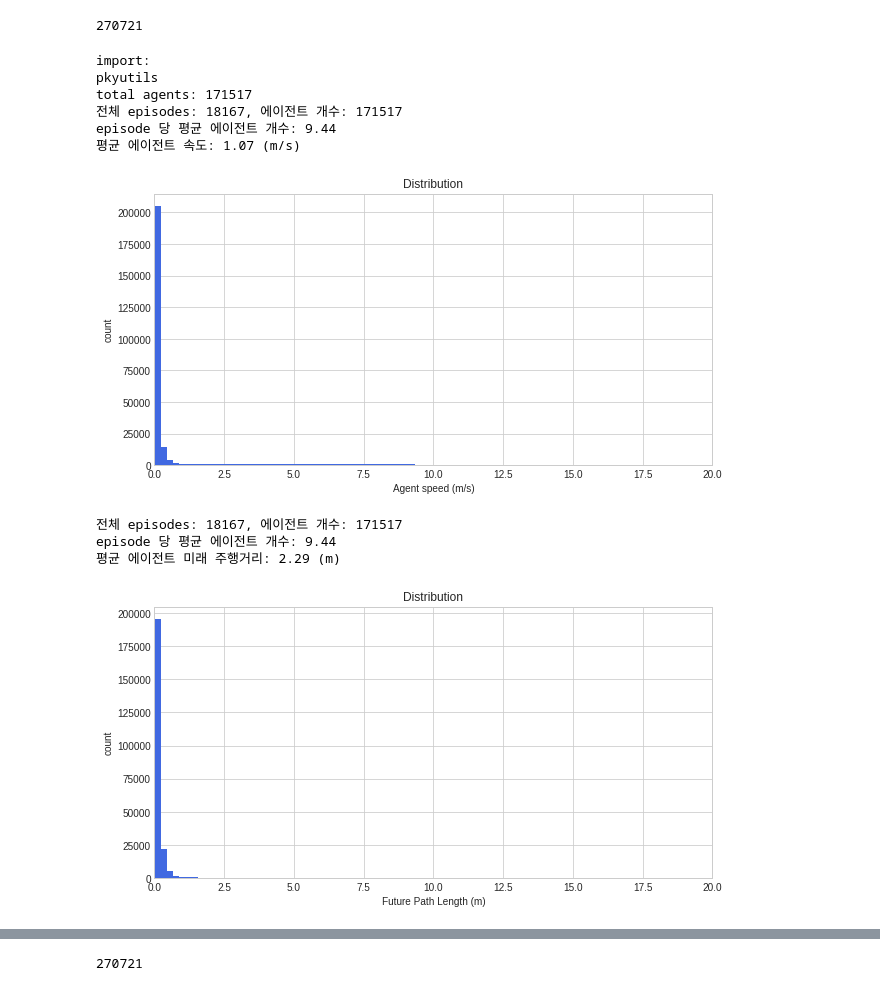
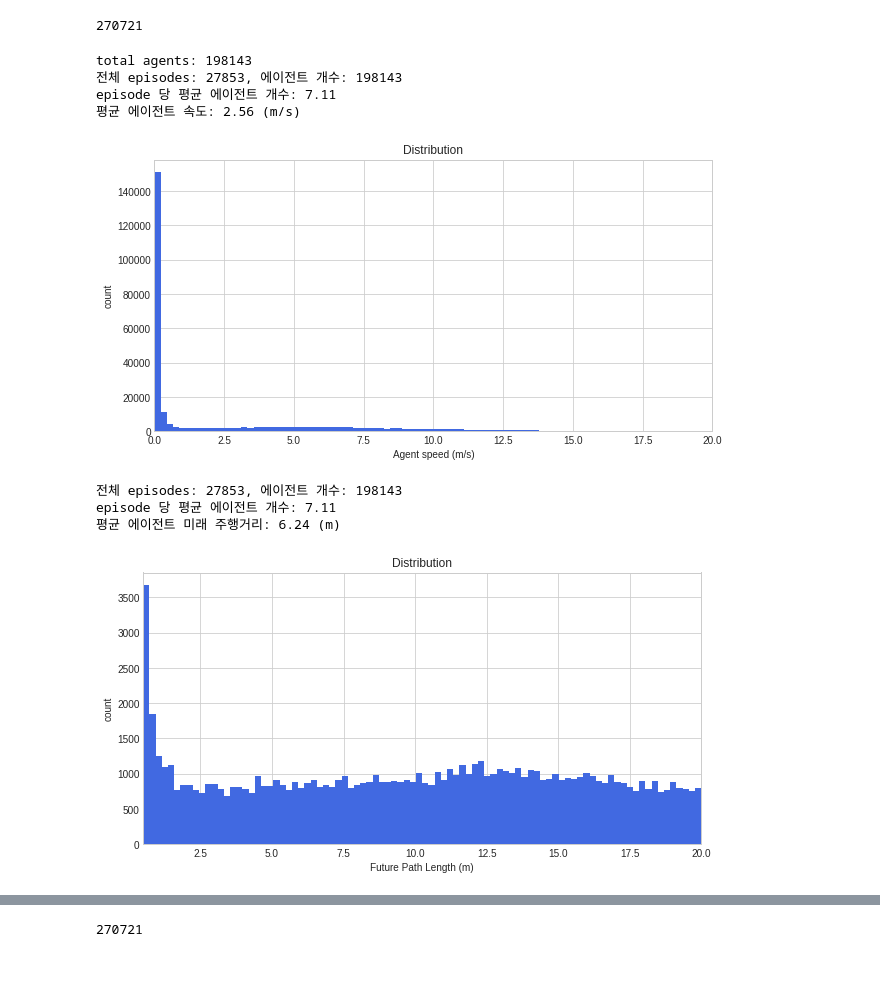
Before and after one commit to daeheepark/labs_hdmap, a Jupyter notebook: Untitled1.ipynb, the cells around one changed output, grey strips where cells are left out. Saved outputs shown, nothing was run; the diff lists cells and outputs as text; code cells hidden in the pictures.

```diff
--- a/Untitled1.ipynb
+++ b/Untitled1.ipynb
@@ -84,25 +84,23 @@ len(dataset.speeds)
 # %%
 import numpy as np
 import torch
 import matplotlib.pyplot as plt
 from pkyutils import DatasetQ10
 
-dataset = DatasetQ10(version='v1.0-trainval', load_dir='../nus_dataset', data_partition='train',
+dataset = DatasetQ10(version='v1.0-trainval_val', load_dir='../nus_dataset',
                      shuffle=False, val_ratio=0.3, data_type='real', min_angle=None, max_angle=None)
 dataset.show_speed_distribution()
 dist = dataset.show_distance_distribution()
 # %% [output]
-import:
-pkyutils
-total agents: 171517
-전체 episodes: 18167, 에이전트 개수: 171517
-episode 당 평균 에이전트 개수: 9.44
-평균 에이전트 속도: 1.07 (m/s)
+total agents: 198143
+전체 episodes: 27853, 에이전트 개수: 198143
+episode 당 평균 에이전트 개수: 7.11
+평균 에이전트 속도: 2.56 (m/s)
-[figure, old version]
+[figure, new version]
-전체 episodes: 18167, 에이전트 개수: 171517
-episode 당 평균 에이전트 개수: 9.44
-평균 에이전트 미래 주행거리: 2.29 (m)
+전체 episodes: 27853, 에이전트 개수: 198143
+episode 당 평균 에이전트 개수: 7.11
+평균 에이전트 미래 주행거리: 6.24 (m)
-[figure, old version]
+[figure, new version]
 # %%
 from pkyutils import NusCustomParser
 
```
Also changed, not shown: 1 other file.
